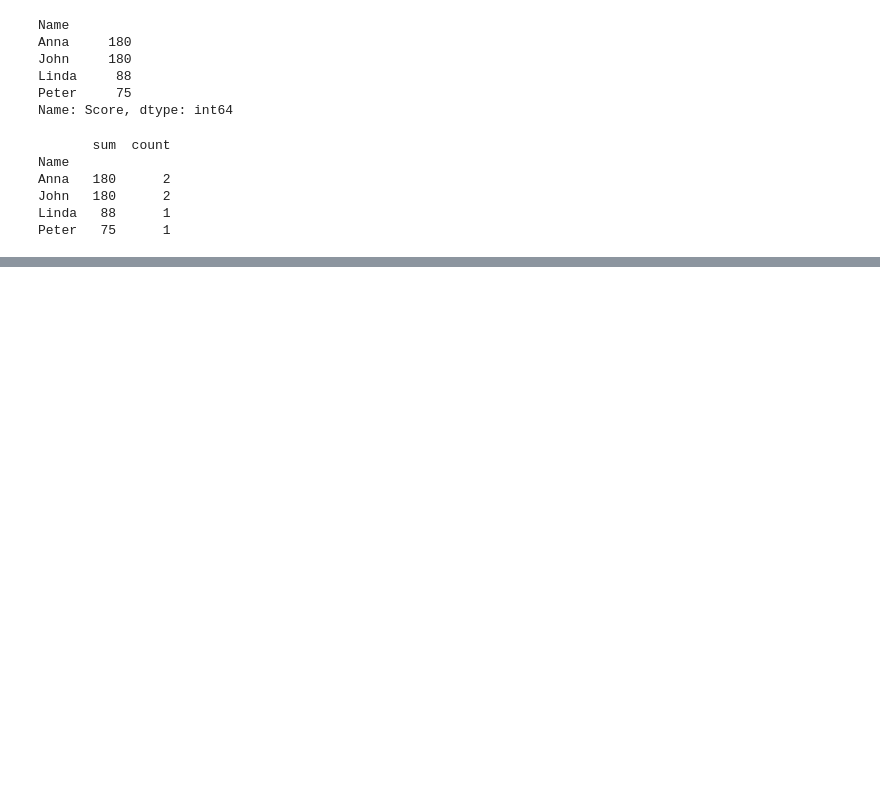
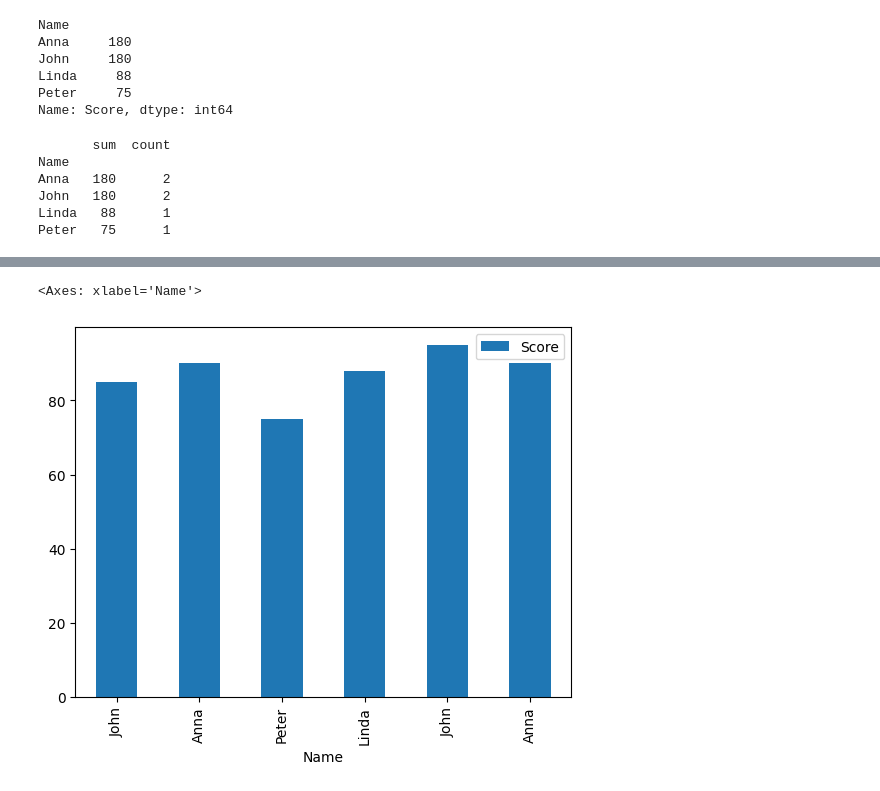
Before and after one commit to hijaz/themlpath-notebooks, a Jupyter notebook: pandas.ipynb, the cells around one changed output, grey strips where cells are left out. Cells and saved outputs as stored; diff of their text form; code cells hidden in the pictures; blank space fills up the shorter version.

```diff
--- a/pandas.ipynb
+++ b/pandas.ipynb
@@ -725,0 +1201,11 @@ Peter   75      1
+# %%
+
+## Plotting Bar Graphs
+
+# Bar plots can be created by setting `kind='bar'`.
+
+# Create a bar plot of Name vs. Score
+df.plot(x='Name', y='Score', kind='bar')
+# %% [output]
+<Axes: xlabel='Name'>
+[figure, added]
```
Also changed, not shown: parts of 37 cells of this notebook, 4 other files.
